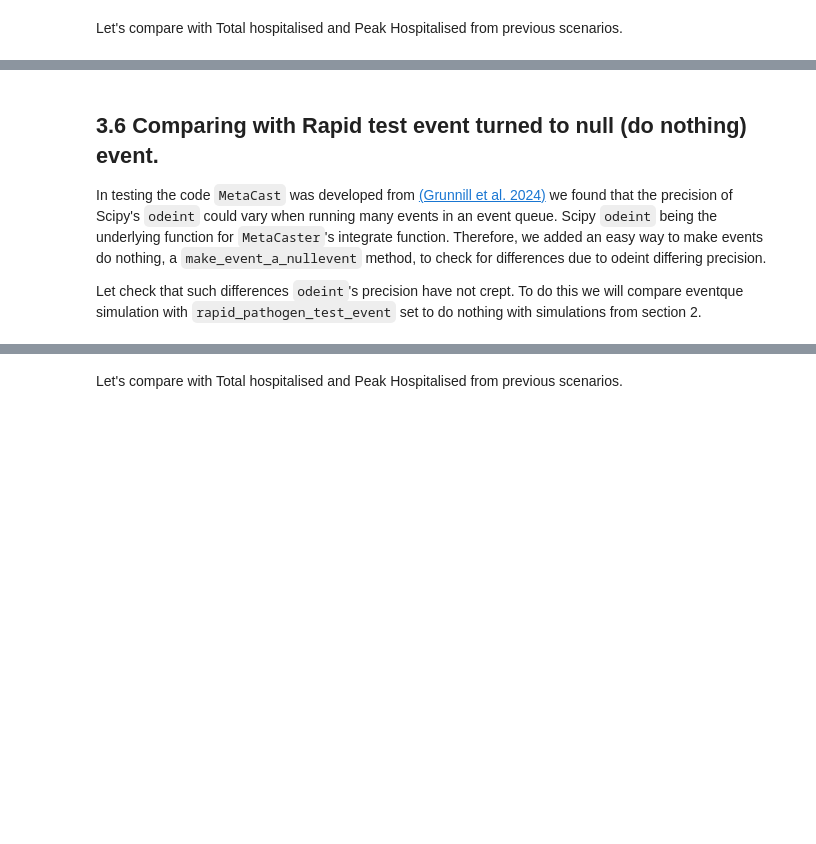
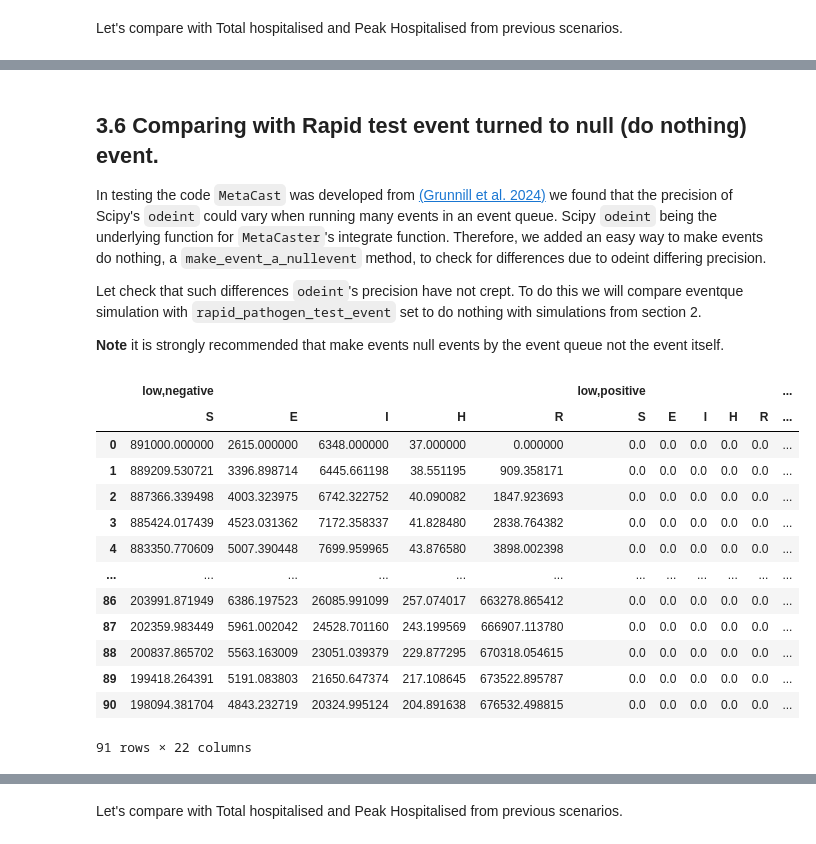
Before and after one commit to m-d-grunnill/MetaCast, a Jupyter notebook: demonstrations/Metacast_Disease_X_Demo.ipynb, the cells around one changed output, grey strips where cells are left out. Saved outputs shown, nothing was run; the diff lists cells and outputs as text; code cells hidden in the pictures; blank space fills up the shorter version.

Commit message:
Unit tests for main classes and functions completed.

```diff
--- a/demonstrations/Metacast_Disease_X_Demo.ipynb
+++ b/demonstrations/Metacast_Disease_X_Demo.ipynb
@@ -542,16 +665,33 @@ pd.DataFrame.from_records(hospitalised_records)
 In testing the code `MetaCast` was developed from [(Grunnill et al. 2024)](https://journals.plos.org/ploscompbiol/article?id=10.1371/journal.pcbi.1011018) we found that the precision of Scipy's `odeint` could vary when running many events in an event queue. Scipy `odeint` being the underlying function for `MetaCaster`'s integrate function. Therefore, we added an easy way to make events do nothing, a `make_event_a_nullevent` method, to check for differences due to odeint differing precision.
 
 Let check that such differences `odeint`'s precision have not crept. To do this we will compare eventque simulation with `rapid_pathogen_test_event` set to do nothing with simulations from section 2.
+
+**Note** it is strongly recommended that make events null events by the event queue not the event itself.
 # %%
-rapid_pathogen_test_event.make_event_a_nullevent()
+testing_eventqueue.make_events_nullevents(['Rapid Pathogen Test'])
 results_rapid_test_null, transfer_df = testing_eventqueue.run_simulation(model_object=metapop_model,
                                                                          run_attribute='integrate',
                                                                          parameters=parameters,
                                                                          parameters_attribute='parameters',
                                                                          y0=y,
                                                                          end_time=end_day,
                                                                          start_time=0,
                                                                          simulation_step=time_step)
 results_rapid_test_null
+# %% [output]
+|  | low,negative |  |  |  |  | low,positive |  |  |  |  | ... |
+|  | S | E | I | H | R | S | E | I | H | R | ... |
+| 0 | 891000.000000 | 2615.000000 | 6348.000000 | 37.000000 | 0.000000 | 0.0 | 0.0 | 0.0 | 0.0 | 0.0 | ... |
+| 1 | 889209.530721 | 3396.898714 | 6445.661198 | 38.551195 | 909.358171 | 0.0 | 0.0 | 0.0 | 0.0 | 0.0 | ... |
+| 2 | 887366.339498 | 4003.323975 | 6742.322752 | 40.090082 | 1847.923693 | 0.0 | 0.0 | 0.0 | 0.0 | 0.0 | ... |
+| 3 | 885424.017439 | 4523.031362 | 7172.358337 | 41.828480 | 2838.764382 | 0.0 | 0.0 | 0.0 | 0.0 | 0.0 | ... |
+| 4 | 883350.770609 | 5007.390448 | 7699.959965 | 43.876580 | 3898.002398 | 0.0 | 0.0 | 0.0 | 0.0 | 0.0 | ... |
+| ... | ... | ... | ... | ... | ... | ... | ... | ... | ... | ... | ... |
+| 86 | 203991.871949 | 6386.197523 | 26085.991099 | 257.074017 | 663278.865412 | 0.0 | 0.0 | 0.0 | 0.0 | 0.0 | ... |
+| 87 | 202359.983449 | 5961.002042 | 24528.701160 | 243.199569 | 666907.113780 | 0.0 | 0.0 | 0.0 | 0.0 | 0.0 | ... |
+| 88 | 200837.865702 | 5563.163009 | 23051.039379 | 229.877295 | 670318.054615 | 0.0 | 0.0 | 0.0 | 0.0 | 0.0 | ... |
+| 89 | 199418.264391 | 5191.083803 | 21650.647374 | 217.108645 | 673522.895787 | 0.0 | 0.0 | 0.0 | 0.0 | 0.0 | ... |
+| 90 | 198094.381704 | 4843.232719 | 20324.995124 | 204.891638 | 676532.498815 | 0.0 | 0.0 | 0.0 | 0.0 | 0.0 | ... |
+91 rows × 22 columns
 # %%
 transfer_df
```
Also changed, not shown: parts of 18 cells of this notebook, 8 other files.
